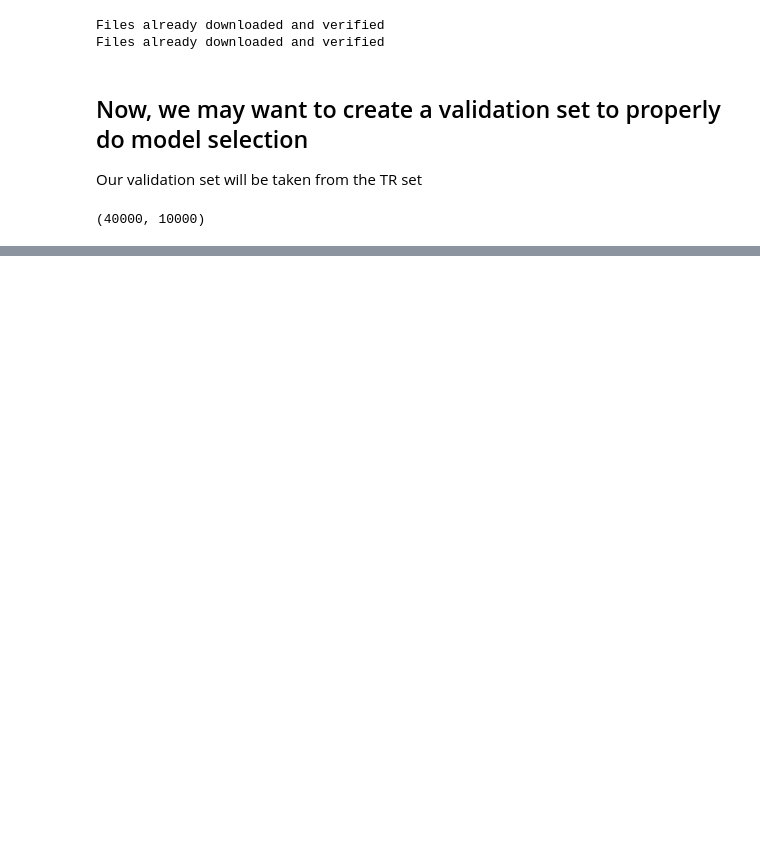
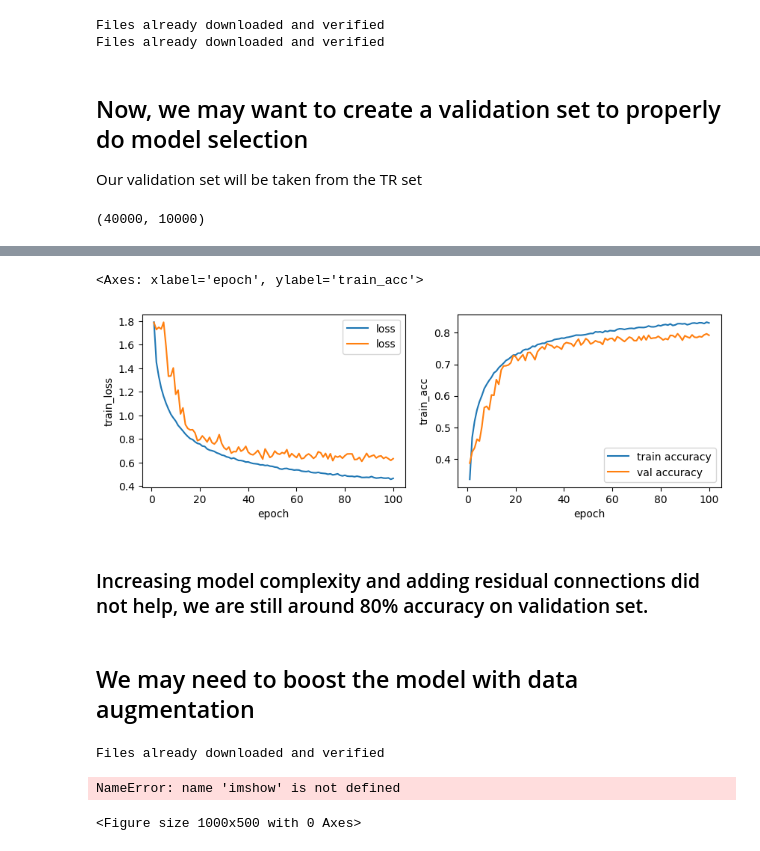
Before and after one commit to vornao/ispr-assignments, a Jupyter notebook: assignment-three/ispr-assignment-3-2.ipynb, the cells around one changed output, grey strips where cells are left out. Drawn from its saved outputs; the diff is of its cells as text; code cells hidden in the pictures; blank space fills up the shorter version.

```diff
--- a/assignment-three/ispr-assignment-3-2.ipynb
+++ b/assignment-three/ispr-assignment-3-2.ipynb
@@ -266,0 +423,10 @@ Text(0.5, 1.0, 'Accuracy')
+# %%
+# create model, loss function and optimizer
+model = ResBNet()
+criterion = torch.nn.CrossEntropyLoss()
+optimizer = torch.optim.Adam(model.parameters(), lr=0.001, weight_decay=1e-4)
+history = []
+
+for i in range(1, 101):
+    h = utils.train(model, 'mps', trainloader, optimizer, criterion, i, val_loader=valloader)
+    history.append(h)
@@ -266,0 +451,48 @@ Text(0.5, 1.0, 'Accuracy')
+# %%
+# create dataframe from history
+df = pd.DataFrame(history, columns=['epoch', 'train_loss', 'train_acc', 'val_loss', 'val_acc'])
+df.head()
+
+# plot loss and accuracy with subplots
+fig, axs = plt.subplots(1, 2, figsize=(10, 3))
+
+sns.lineplot(x='epoch', y='train_loss', data=df, ax=axs[0], label='loss')
+sns.lineplot(x='epoch', y='val_loss', data=df, ax=axs[0], label='loss')
+
+sns.lineplot(x='epoch', y='train_acc', data=df, ax=axs[1], label='train accuracy')
+sns.lineplot(x='epoch', y='val_acc', data=df, ax=axs[1], label='val accuracy')
+# %% [output]
+<Axes: xlabel='epoch', ylabel='train_acc'>
+[figure, added]
+# %% [markdown]
+### Increasing model complexity and adding residual connections did not help, we are still around 80% accuracy on validation set.
+# %% [markdown]
+## We may need to boost the model with data augmentation
+# %%
+# this is the same as the first cell.
+transform_augmentation = transforms.Compose([
+    transforms.RandomHorizontalFlip(p=0.5),                 # randomly flip
+    transforms.RandomRotation(10),                          # random rotation
+    transforms.RandomAffine(0, shear=10, scale=(0.8, 1.2)), # random affine transformation
+    transforms.ToTensor(),                                  # convert to tensor to feed into model
+    transforms.Normalize((0.5, 0.5, 0.5), (0.5, 0.5, 0.5))  # normalize
+])
+
+trainset_aug = torchvision.datasets.CIFAR10(root='./data', train=True, download=True, transform=transform_augmentation)
+# we already have validation and test sets, with the same transformations. We just remove the validation images from this new training set
+trainset_aug.data = np.delete(trainset_aug.data, valloader.dataset.indices, axis=0)
+trainset_aug.targets = np.delete(trainset_aug.targets, valloader.dataset.indices, axis=0)
+
+# data loader
+trainloader_aug = torch.utils.data.DataLoader(trainset, batch_size=BATCH_SIZE, num_workers=0, shuffle=False)
+# %% [output]
+Files already downloaded and verified
+# %%
+# show some examples
+images, labels = next(iter(trainloader_aug))
+# show images
+plt.figure(figsize=(10, 5))
+imshow(torchvision.utils.make_grid(images[:16]))
+# %% [output]
+NameError: name 'imshow' is not defined
+<Figure size 1000x500 with 0 Axes>
```
Also changed, not shown: parts of 55 cells of this notebook, 2 other files.
